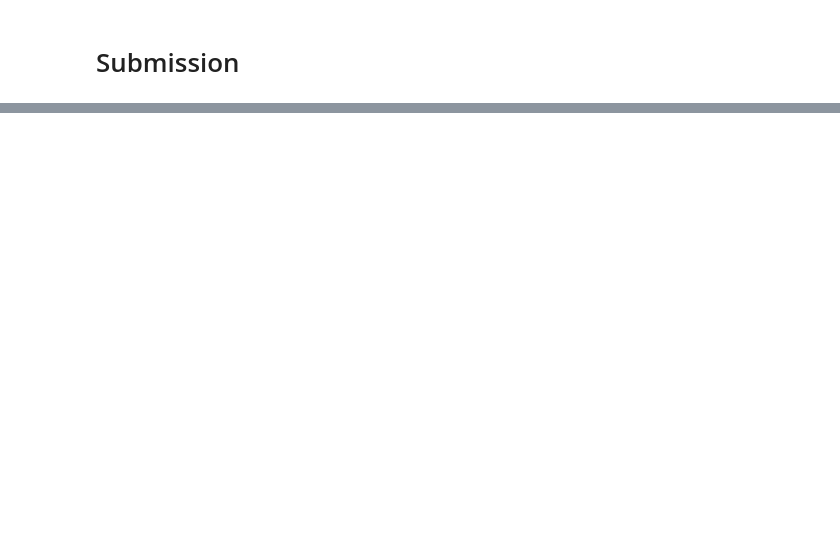
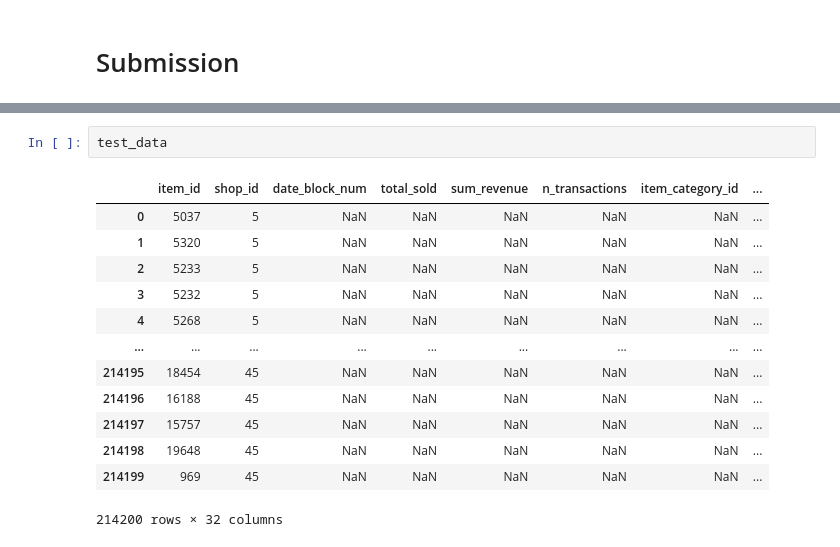
Before and after one commit to fridrichmrtn/hse-advanced-machine-learning, a Jupyter notebook: 02_competitive_data_science/wk06/final_project.ipynb, the cells around one changed output, grey strips where cells are left out. Saved outputs shown, nothing was run; the diff lists cells and outputs as text; blank space fills up the shorter version.

```diff
--- a/02_competitive_data_science/wk06/final_project.ipynb
+++ b/02_competitive_data_science/wk06/final_project.ipynb
@@ -234,0 +410,16 @@ test_rsme = np.mean((gbm.predict(test.loc[:,features])-test.loc[:,"target"])**2)
+# %%
+test_data
+# %% [output]
+|  | item_id | shop_id | date_block_num | total_sold | sum_revenue | n_transactions | item_category_id | ... |
+| 0 | 5037 | 5 | NaN | NaN | NaN | NaN | NaN | ... |
+| 1 | 5320 | 5 | NaN | NaN | NaN | NaN | NaN | ... |
+| 2 | 5233 | 5 | NaN | NaN | NaN | NaN | NaN | ... |
+| 3 | 5232 | 5 | NaN | NaN | NaN | NaN | NaN | ... |
+| 4 | 5268 | 5 | NaN | NaN | NaN | NaN | NaN | ... |
+| ... | ... | ... | ... | ... | ... | ... | ... | ... |
+| 214195 | 18454 | 45 | NaN | NaN | NaN | NaN | NaN | ... |
+| 214196 | 16188 | 45 | NaN | NaN | NaN | NaN | NaN | ... |
+| 214197 | 15757 | 45 | NaN | NaN | NaN | NaN | NaN | ... |
+| 214198 | 19648 | 45 | NaN | NaN | NaN | NaN | NaN | ... |
+| 214199 | 969 | 45 | NaN | NaN | NaN | NaN | NaN | ... |
+214200 rows × 32 columns
```
Also changed, not shown: parts of 32 cells of this notebook, 1 other file.
